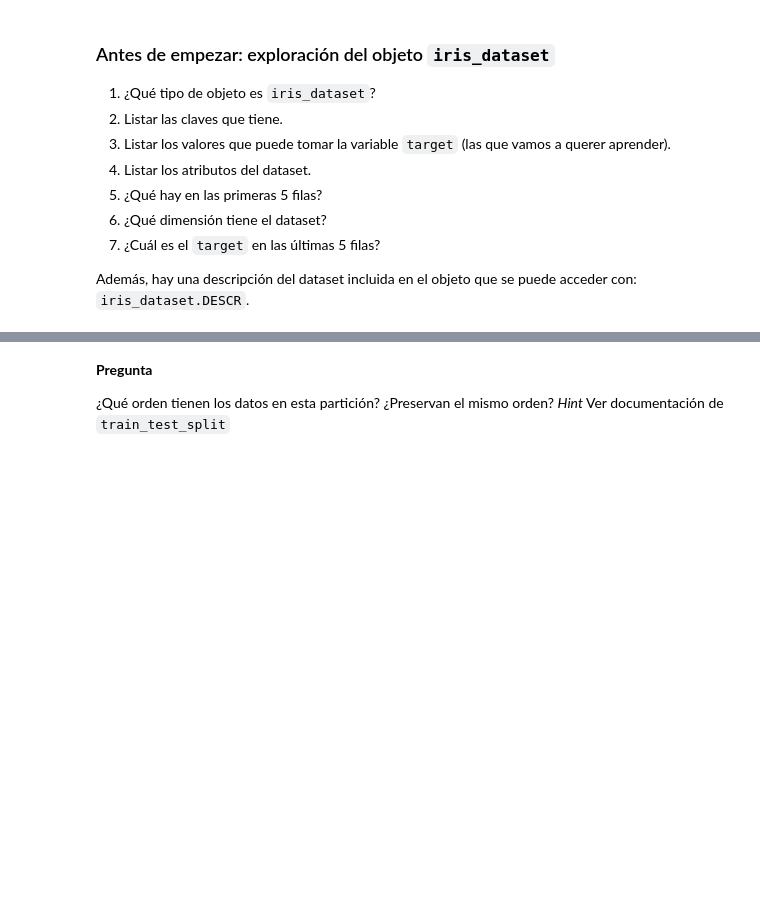
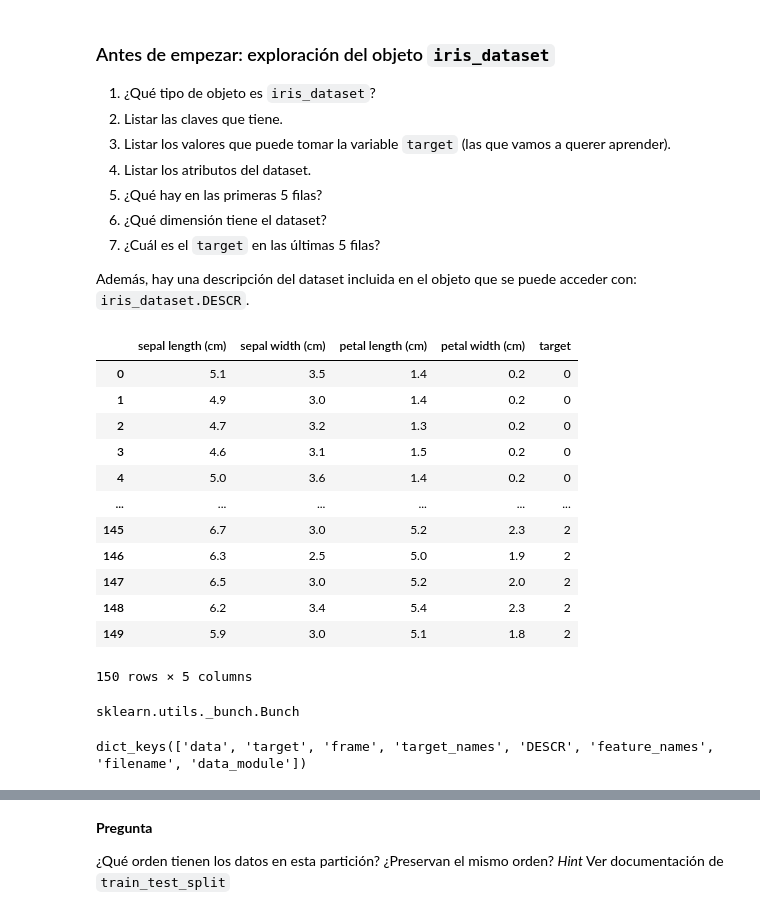
Before and after one commit to solcalloni/machine-learning, a Jupyter notebook: notebook_03_arboles_de_decision_sklearn-published.ipynb, the cells around one changed output, grey strips where cells are left out. Saved outputs shown, nothing was run; the diff lists cells and outputs as text; code cells hidden in the pictures; blank space fills up the shorter version.

```diff
--- a/notebook_03_arboles_de_decision_sklearn-published.ipynb
+++ b/notebook_03_arboles_de_decision_sklearn-published.ipynb
@@ -41,3 +41,33 @@ iris_dataset = load_iris()
 1. ¿Cuál es el `target` en las últimas 5 filas?
 
 Además, hay una descripción del dataset incluida en el objeto que se puede acceder con: `iris_dataset.DESCR`.
+# %%
+#Veamos el bunch como dataframe para verlo mejor agregando la columna de target (qué flor es)
+iris_df = pd.DataFrame(iris_dataset.data, columns=iris_dataset.feature_names)
+iris_df['target'] = iris_dataset.target
+iris_df
+# %% [output]
+|  | sepal length (cm) | sepal width (cm) | petal length (cm) | petal width (cm) | target |
+| 0 | 5.1 | 3.5 | 1.4 | 0.2 | 0 |
+| 1 | 4.9 | 3.0 | 1.4 | 0.2 | 0 |
+| 2 | 4.7 | 3.2 | 1.3 | 0.2 | 0 |
+| 3 | 4.6 | 3.1 | 1.5 | 0.2 | 0 |
+| 4 | 5.0 | 3.6 | 1.4 | 0.2 | 0 |
+| ... | ... | ... | ... | ... | ... |
+| 145 | 6.7 | 3.0 | 5.2 | 2.3 | 2 |
+| 146 | 6.3 | 2.5 | 5.0 | 1.9 | 2 |
+| 147 | 6.5 | 3.0 | 5.2 | 2.0 | 2 |
+| 148 | 6.2 | 3.4 | 5.4 | 2.3 | 2 |
+| 149 | 5.9 | 3.0 | 5.1 | 1.8 | 2 |
+150 rows × 5 columns
+# %%
+#Veamos cuál es el tipo de iris_dataset
+type(iris_dataset) #es como un diccionario de Python pero con más atributos y métodos adicionales diseñados
+                   #específicamente para su uso con conjuntos de datos de scikit-learn
+# %% [output]
+sklearn.utils._bunch.Bunch
+# %%
+#Veamos las claves que tiene
+iris_dataset.keys() #nos muestra las claves del diccionario
+# %% [output]
+dict_keys(['data', 'target', 'frame', 'target_names', 'DESCR', 'feature_names', 'filename', 'data_module'])
```
Also changed, not shown: parts of 45 cells of this notebook.
